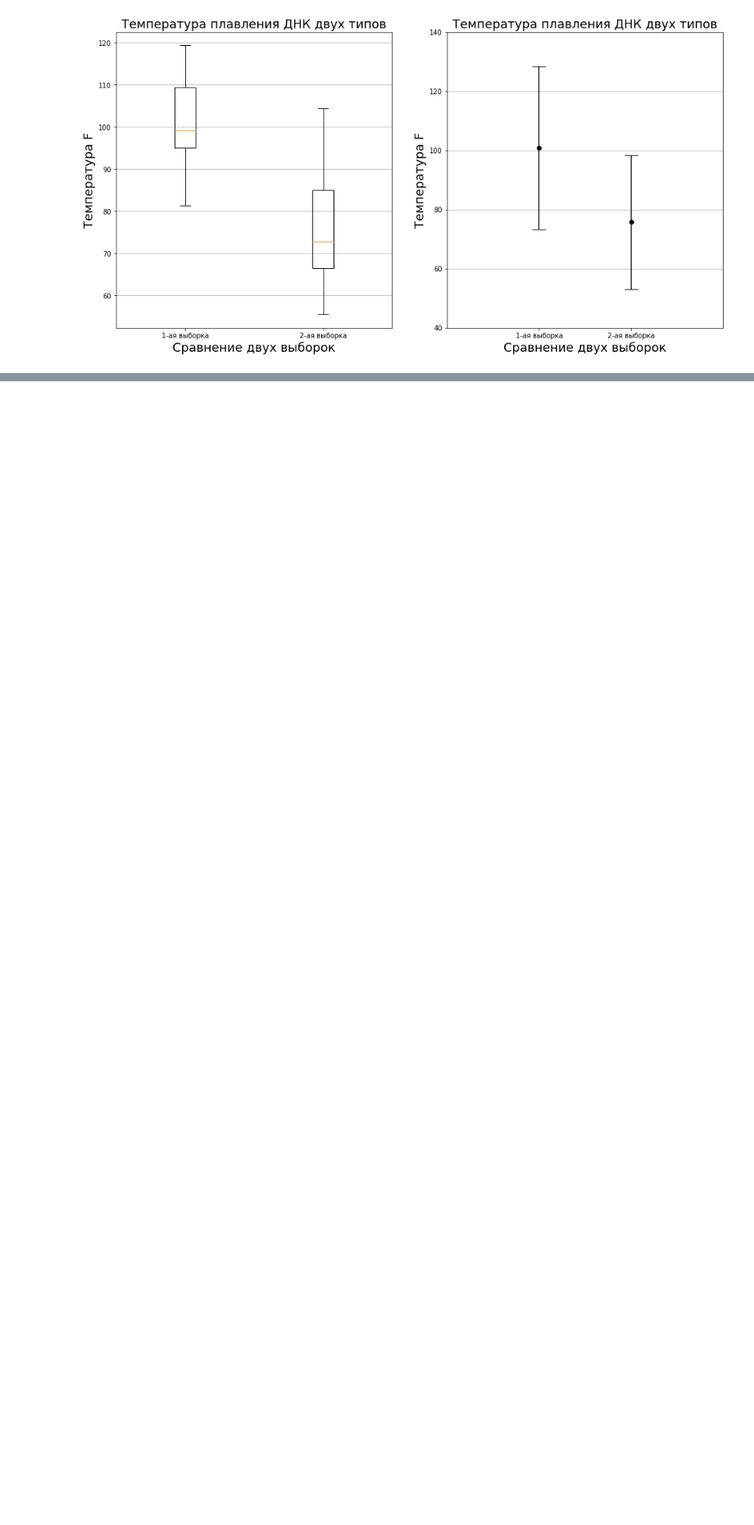
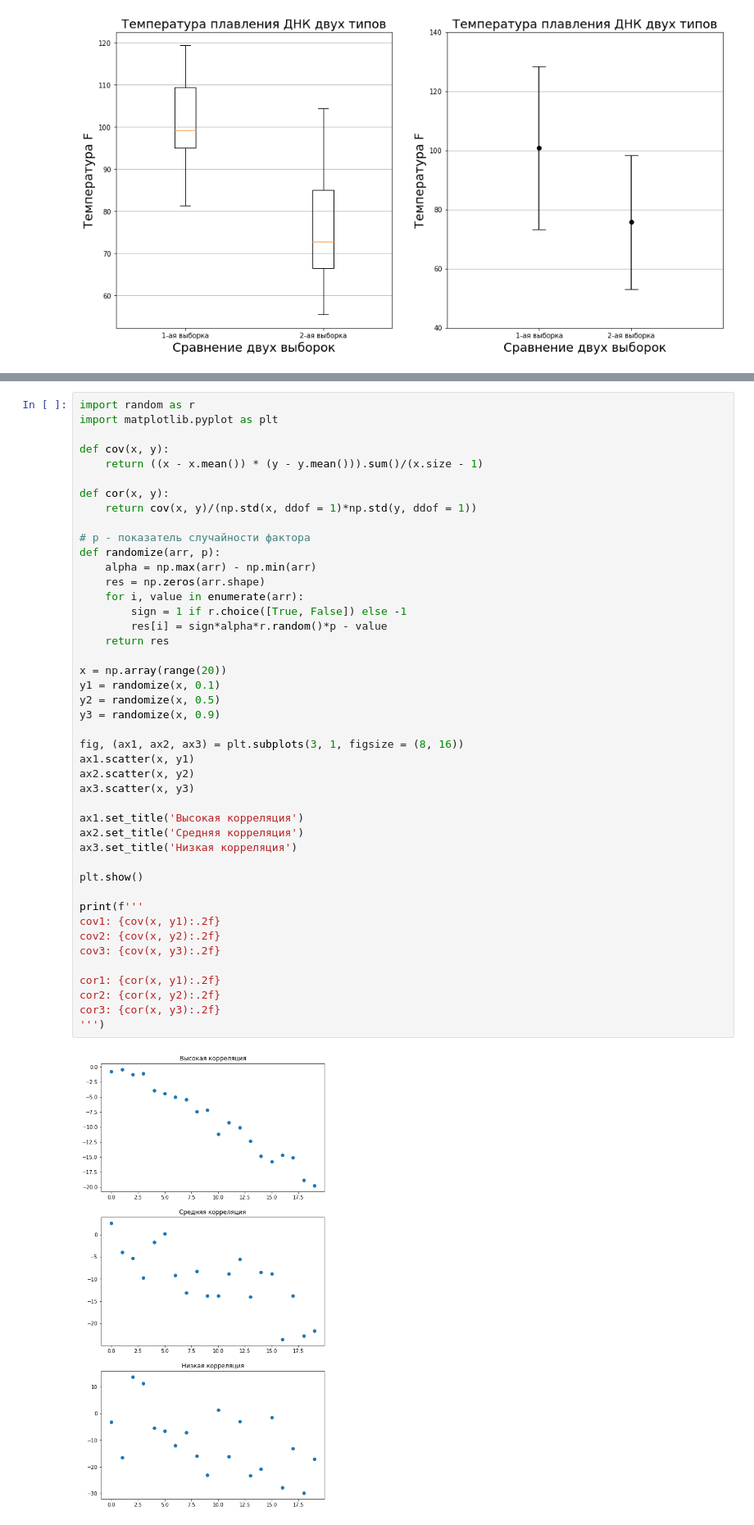
Before and after one commit to AndrewSalygin/data_analysis_practice, a Jupyter notebook: Data analysis practice.ipynb, the cells around one changed output, grey strips where cells are left out. Shown: that part at 82% size. Saved outputs shown, nothing was run; the diff lists cells and outputs as text; blank space fills up the shorter version.

```diff
--- a/Data analysis practice.ipynb
+++ b/Data analysis practice.ipynb
@@ -437,0 +440,46 @@ p-value: 0.008
+# %%
+import random as r
+import matplotlib.pyplot as plt
+
+def cov(x, y):
+    return ((x - x.mean()) * (y - y.mean())).sum()/(x.size - 1)
+
+def cor(x, y):
+    return cov(x, y)/(np.std(x, ddof = 1)*np.std(y, ddof = 1))
+
+# p - показатель случайности фактора
+def randomize(arr, p):
+    alpha = np.max(arr) - np.min(arr)
+    res = np.zeros(arr.shape)
+    for i, value in enumerate(arr):
+        sign = 1 if r.choice([True, False]) else -1
+        res[i] = sign*alpha*r.random()*p - value
+    return res
+
+x = np.array(range(20))
+y1 = randomize(x, 0.1)
+y2 = randomize(x, 0.5)
+y3 = randomize(x, 0.9)
+
+fig, (ax1, ax2, ax3) = plt.subplots(3, 1, figsize = (8, 16))
+ax1.scatter(x, y1)
+ax2.scatter(x, y2)
+ax3.scatter(x, y3)
+
+ax1.set_title('Высокая корреляция')
+ax2.set_title('Средняя корреляция')
+ax3.set_title('Низкая корреляция')
+
+plt.show()
+
+print(f'''
+cov1: {cov(x, y1):.2f}
+cov2: {cov(x, y2):.2f}
+cov3: {cov(x, y3):.2f}
+
+cor1: {cor(x, y1):.2f}
+cor2: {cor(x, y2):.2f}
+cor3: {cor(x, y3):.2f}
+''')
+# %% [output]
+[figure, added]
```
Also changed, not shown: parts of 18 cells of this notebook.
